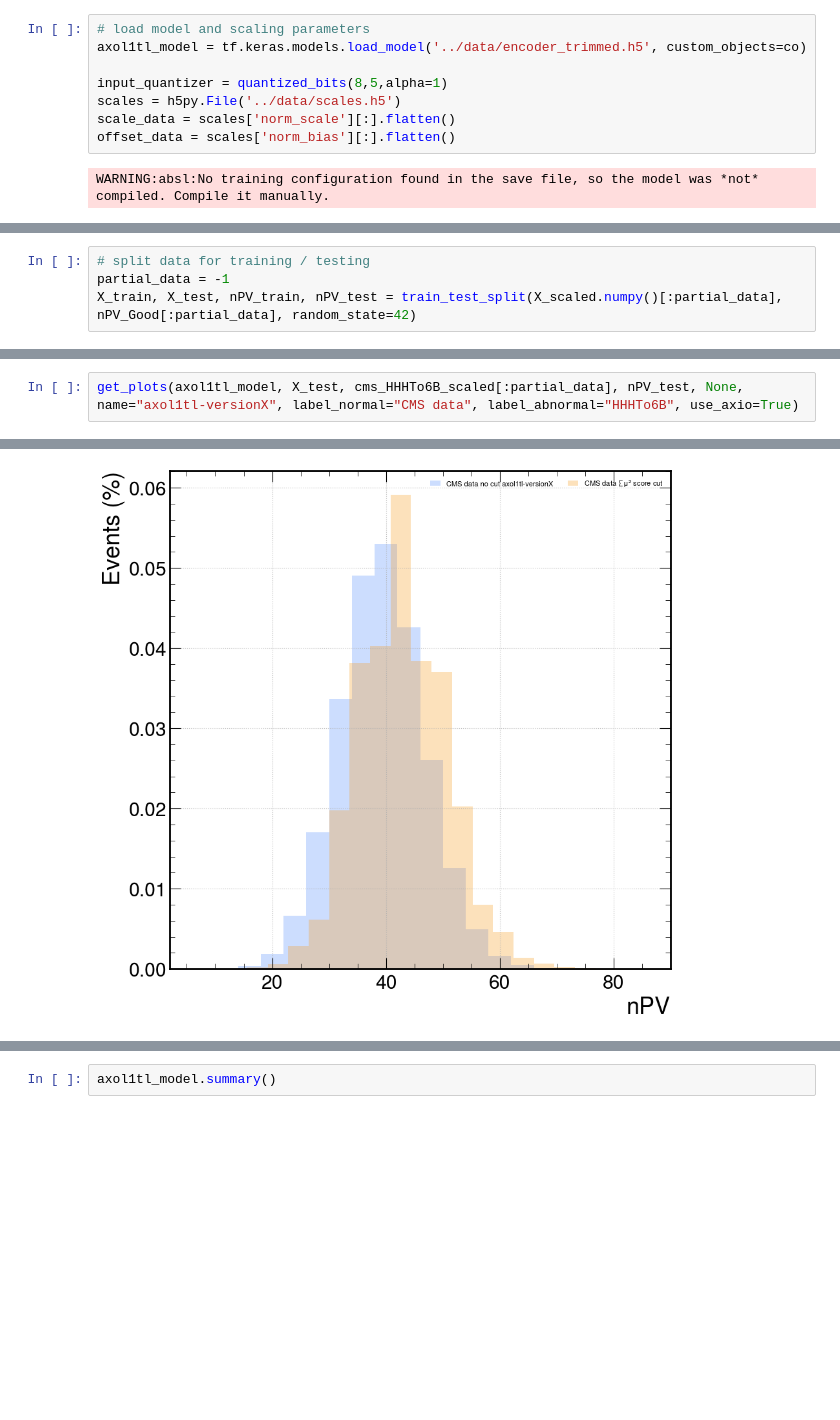
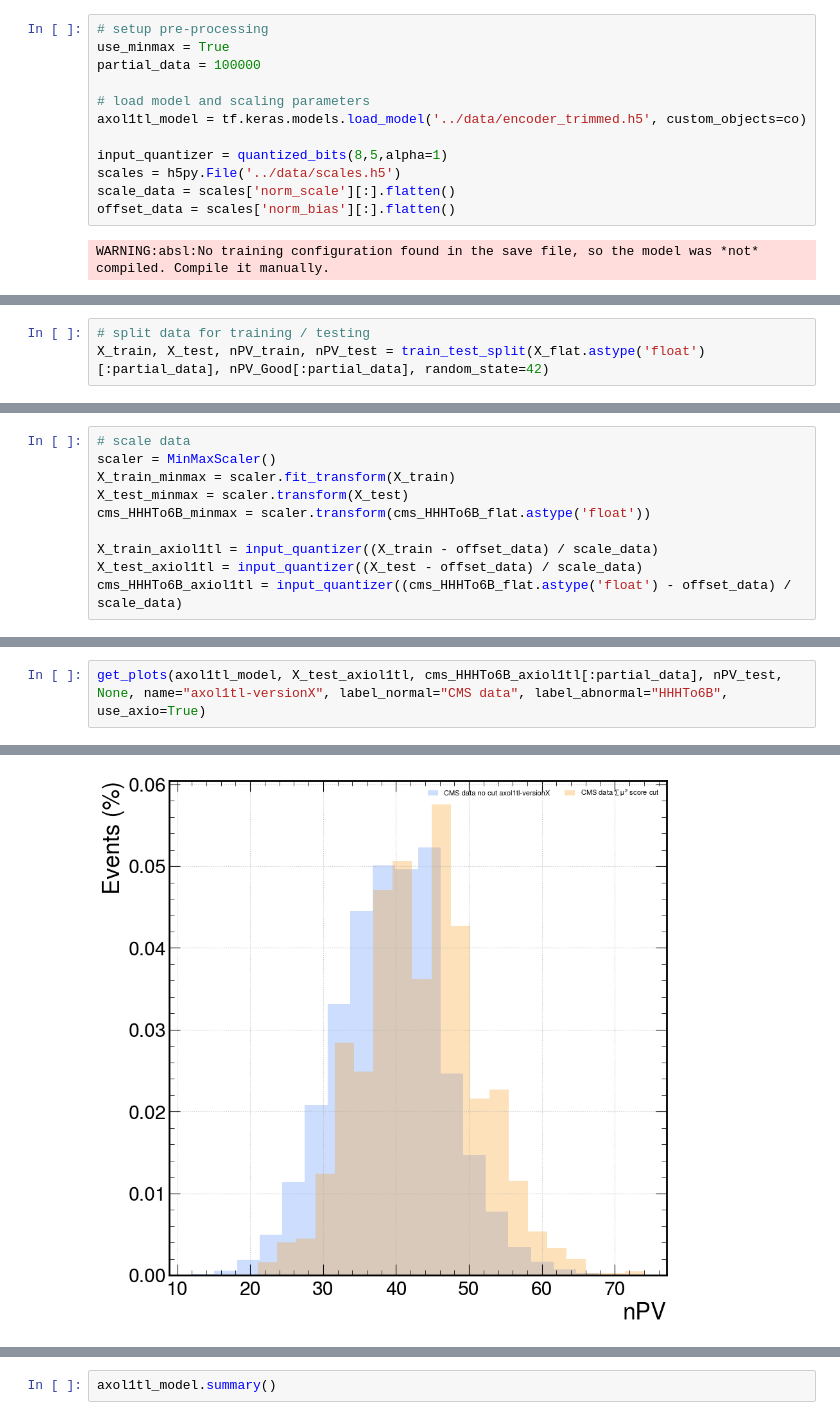
Before and after one commit to makoeppel/hepinfo, a Jupyter notebook: notebooks/axol1tl-example.ipynb, the cells around one changed output, grey strips where cells are left out. Saved outputs shown, nothing was run; the diff lists cells and outputs as text; blank space fills up the shorter version.

```diff
--- a/notebooks/axol1tl-example.ipynb
+++ b/notebooks/axol1tl-example.ipynb
@@ -393,6 +440,10 @@ No significant difference between the distributions for higgs total cut with val
 # %% [markdown]
 ### Analyse real data
 # %%
+# setup pre-processing
+use_minmax = True
+partial_data = 100000
+
 # load model and scaling parameters
 axol1tl_model = tf.keras.models.load_model('../data/encoder_trimmed.h5', custom_objects=co)
 
@@ -439,4 +485,3 @@ cms_HHHTo6B_scaled = input_quantizer((cms_HHHTo6B_flat.astype('float') - offset_
 # %%
 # split data for training / testing
-partial_data = -1
-X_train, X_test, nPV_train, nPV_test = train_test_split(X_scaled.numpy()[:partial_data], nPV_Good[:partial_data], random_state=42)
+X_train, X_test, nPV_train, nPV_test = train_test_split(X_flat.astype('float')[:partial_data], nPV_Good[:partial_data], random_state=42)
@@ -447,3 +488,13 @@ array([44, 36, 26, ..., 55, 27, 31], dtype=uint64)
+# %%
+# scale data
+scaler = MinMaxScaler()
+X_train_minmax = scaler.fit_transform(X_train)
+X_test_minmax = scaler.transform(X_test)
+cms_HHHTo6B_minmax = scaler.transform(cms_HHHTo6B_flat.astype('float'))
+
+X_train_axiol1tl = input_quantizer((X_train - offset_data) / scale_data)
+X_test_axiol1tl = input_quantizer((X_test - offset_data) / scale_data)
+cms_HHHTo6B_axiol1tl = input_quantizer((cms_HHHTo6B_flat.astype('float') - offset_data) / scale_data)
 # %%
 # train the model
 MiVAE_cms_model = MiVAE(
@@ -543,3 +598,3 @@ The distributions for CMS data $\sigma \mu^2$ score cut MiVAE $\gamma=1$ are sig
 # %%
-get_plots(axol1tl_model, X_test, cms_HHHTo6B_scaled[:partial_data], nPV_test, None, name="axol1tl-versionX", label_normal="CMS data", label_abnormal="HHHTo6B", use_axio=True)
+get_plots(axol1tl_model, X_test_axiol1tl, cms_HHHTo6B_axiol1tl[:partial_data], nPV_test, None, name="axol1tl-versionX", label_normal="CMS data", label_abnormal="HHHTo6B", use_axio=True)
 # %% [output]
@@ -551 +609 @@ The distributions for CMS data $\sum \mu^2$ score are significantly different va
-[figure, old version]
+[figure, new version]
```
Also changed, not shown: parts of 8 cells of this notebook, 3 other files.
